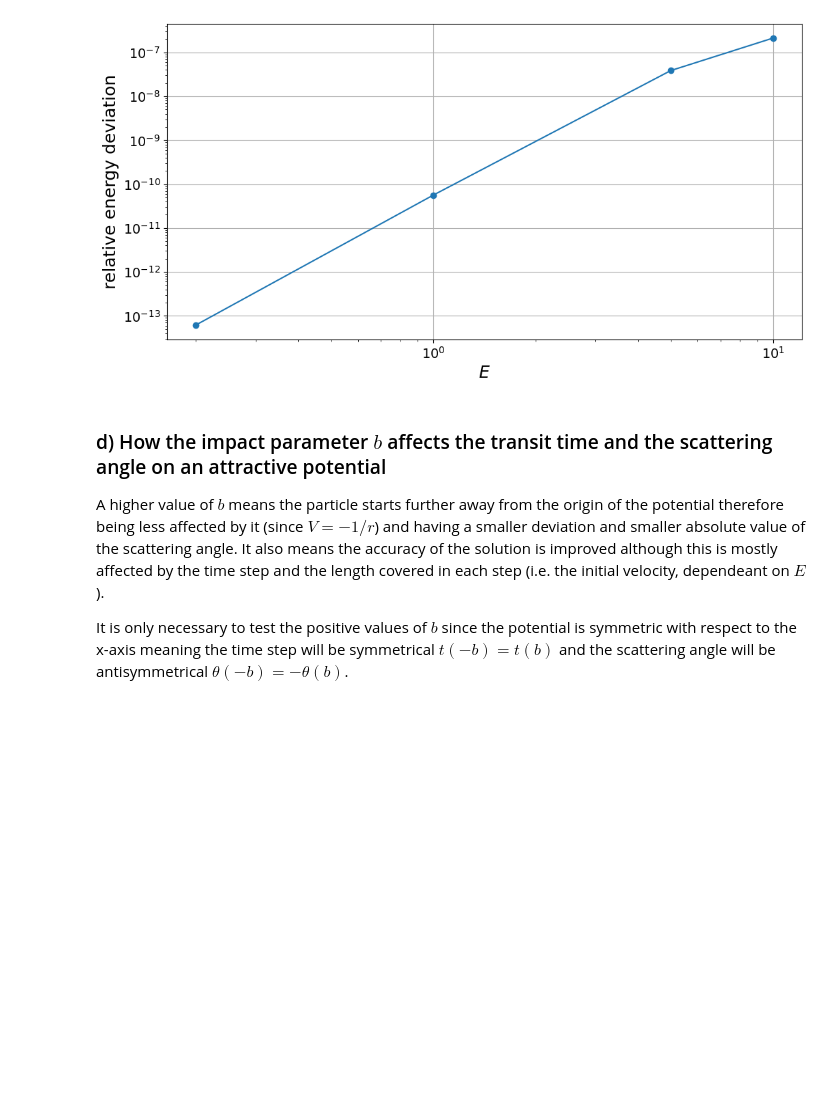
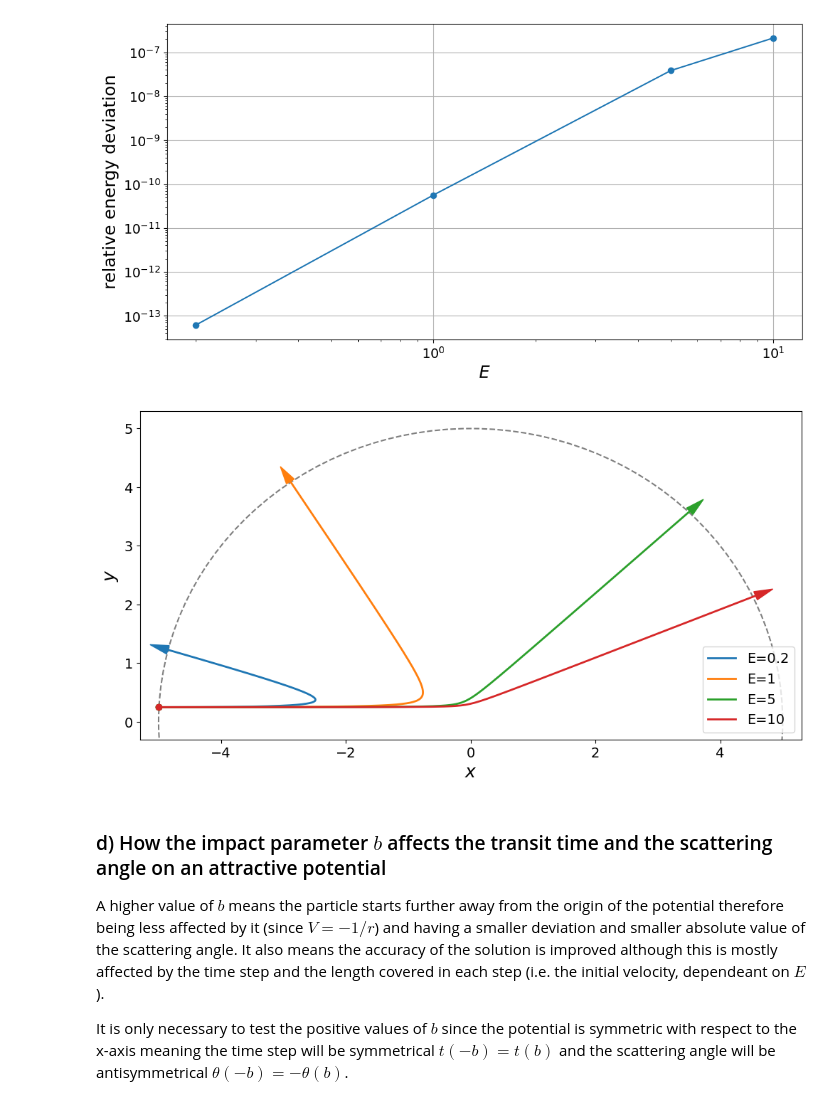
Before and after one commit to javirgv/Computational-Scattering-Experiment, a Jupyter notebook: JaviRoca_ComputationalScattering.ipynb, the cells around one changed output. Saved outputs shown, nothing was run; the diff lists cells and outputs as text; code cells hidden in the pictures; blank space fills up the shorter version.

```diff
--- a/JaviRoca_ComputationalScattering.ipynb
+++ b/JaviRoca_ComputationalScattering.ipynb
@@ -207,6 +207,40 @@ The transit time is 2.29 dimensionless units of time.
 The scattering angle is 0.3905 rad, 22.37º
 [figure]
 [figure]
+# %%
+plt.figure(figsize=(12,6))
+# Set initial conditions
+b = 0.25
+h = 0.01
+x0, y0 = -5, b
+
+# Iterate through different values of E
+E_values = [0.2, 1, 5, 10]
+colors = plt.rcParams['axes.prop_cycle'].by_key()['color'][:len(E_values)]
+
+for E, color in zip(E_values, colors):
+    vx0, vy0 = np.sqrt(2*E), 0
+    state = np.array([x0, y0, vx0, vy0])
+
+    # Initialize and record the data using RK4
+    data = [state.copy()]
+    data = RK4(state, data, Coloumb_acceleration, rmax=5)
+
+    # Plot scattering
+    plt.plot(data[:,0], data[:,1], color=color, zorder=1, linewidth=2, label=f'E={E}')
+    plt.scatter(data[0,0], data[0,1], color=color)
+    plt.arrow(data[-1,0], data[-1,1], 0.001*data[-1,2], 0.001*data[-1,3], head_width=0.15, head_length=0.3, color=color)
+    plt.xlabel('$x$')
+    plt.ylabel('$y$')
+    plt.xlim(-5.3,5.3)
+    plt.ylim(-0.3,5.3)
+    plt.legend(loc='lower right')
+
+circle = plt.Circle((0,0), 5, fill=False, color='k', linestyle='--', linewidth=1.5, alpha=0.5, zorder=0, label='r=5')
+plt.gca().add_artist(circle)
+plt.show()
+# %% [output]
+[figure, added]
 # %% [markdown]
 ### d) How the impact parameter $b$ affects the transit time and the scattering angle on an attractive potential
 
```
Also changed, not shown: parts of 8 cells of this notebook.
